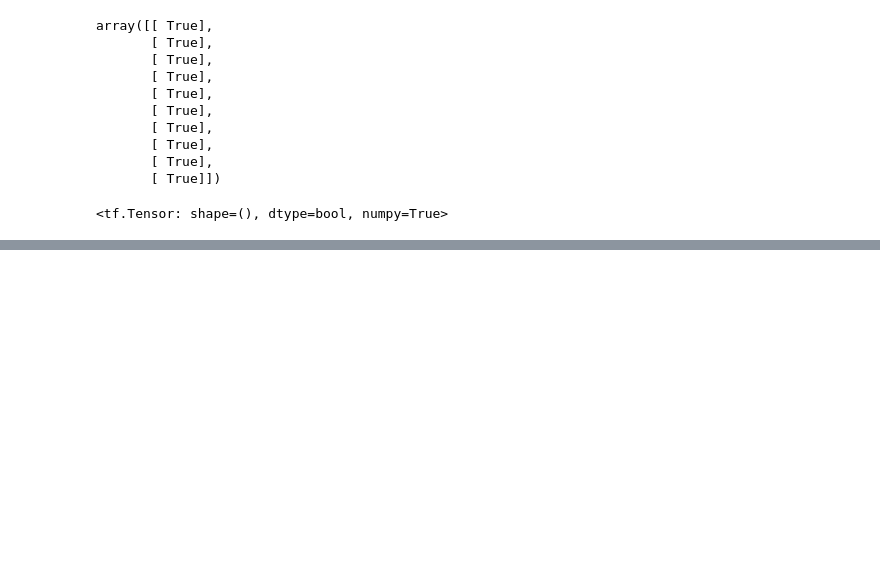
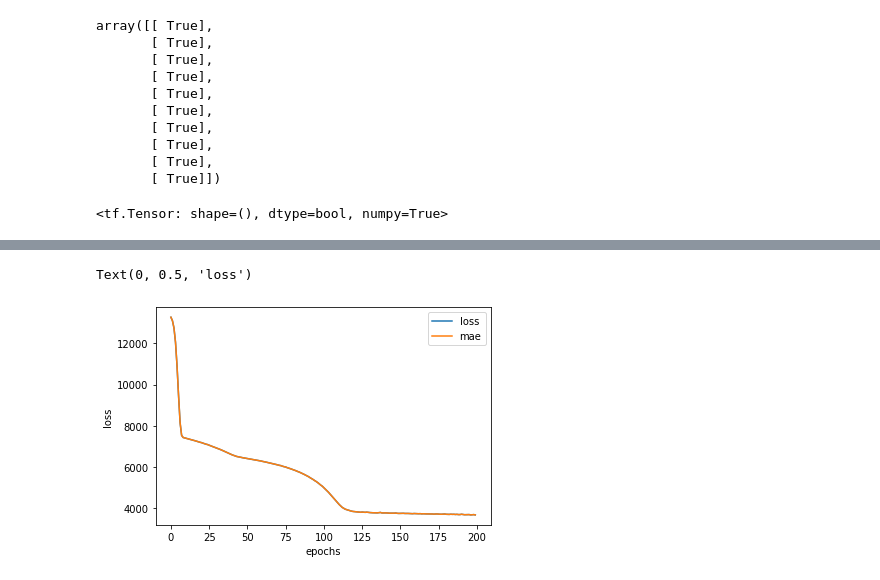
Before and after one commit to moimigueldev/tensorflow-ztm, a Jupyter notebook: 01_neural_network_regression_with_tensorflow.ipynb, the cells around one changed output, grey strips where cells are left out. Saved outputs shown, nothing was run; the diff lists cells and outputs as text; code cells hidden in the pictures; blank space fills up the shorter version.

```diff
--- a/01_neural_network_regression_with_tensorflow.ipynb
+++ b/01_neural_network_regression_with_tensorflow.ipynb
@@ -765,0 +817,5 @@ mae(y_test, model_3_preds) == mae(y_test, model_3_saved_pred)
+# %%
+# Create X & y labels
+X = insurance_one_hot.drop(['charges'], axis=1)
+y = insurance_one_hot['charges']
+X
@@ -765,0 +851,5 @@ mae(y_test, model_3_preds) == mae(y_test, model_3_saved_pred)
+# %%
+# Create training and test sets
+from sklearn.model_selection import train_test_split
+X_train, X_test, y_train, y_test = train_test_split(X, y, test_size=0.2, random_state=42)
+X_train.shape, X_test.shape
@@ -765,0 +924,13 @@ mae(y_test, model_3_preds) == mae(y_test, model_3_saved_pred)
+# %%
+# insurance_model_2
+tf.random.set_seed(42)
+
+insurance_model_2 = tf.keras.Sequential([
+                               tf.keras.layers.Dense(100),
+                               tf.keras.layers.Dense(10),
+                               tf.keras.layers.Dense(1)
+])
+
+insurance_model_2.compile(loss=tf.keras.losses.mae, optimizer=tf.keras.optimizers.Adam(), metrics='mae')
+
+insurance_model_2.fit(tf.expand_dims(X_train, axis=1), y_train, epochs=100, verbose=False)
@@ -765,0 +946,16 @@ mae(y_test, model_3_preds) == mae(y_test, model_3_saved_pred)
+# %%
+# insurance_model_3
+tf.random.set_seed(42)
+
+insurance_model_3 = tf.keras.Sequential([
+                               tf.keras.layers.Dense(100),
+                               tf.keras.layers.Dense(10),
+                               tf.keras.layers.Dense(1)
+])
+
+insurance_model_3.compile(loss=tf.keras.losses.mae, optimizer=tf.keras.optimizers.Adam(), metrics='mae')
+
+history = insurance_model_3.fit(tf.expand_dims(X_train, axis=1), y_train, epochs=500, verbose=False)
+
+# Check the results of the insurance model on the test data
+insurance_model_3.evaluate(X_test, y_test)
@@ -765,0 +966,7 @@ mae(y_test, model_3_preds) == mae(y_test, model_3_saved_pred)
+# %%
+pd.DataFrame(history.history).plot()
+plt.xlabel('epochs')
+plt.ylabel('loss')
+# %% [output]
+Text(0, 0.5, 'loss')
+[figure, added]
```
Also changed, not shown: parts of 28 cells of this notebook.
